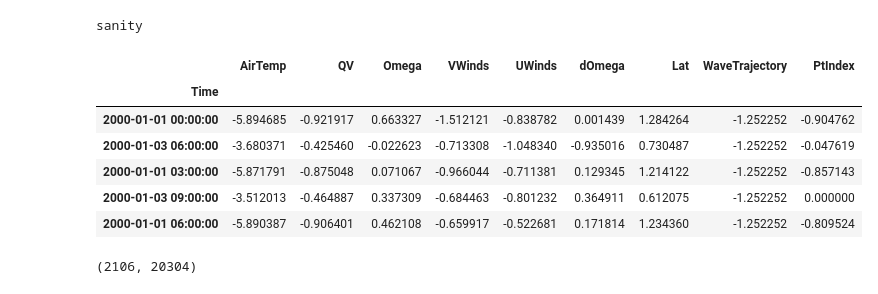
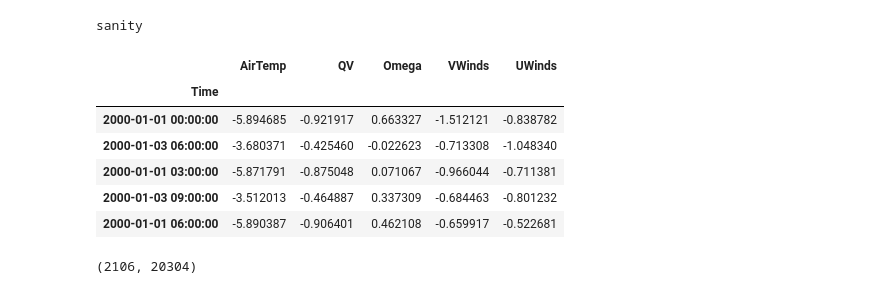
Before and after one commit to DanielRJohnson/EECS738-FP, a Jupyter notebook: evan/NN_C.ipynb, the cells around one changed output. Cells and saved outputs as stored; diff of their text form; code cells hidden in the pictures.

```diff
--- a/evan/NN_C.ipynb
+++ b/evan/NN_C.ipynb
@@ -27,27 +27,29 @@ data_w_extreme = add_extreme(data_850)
 # %%
 # get scaled provided data with deltas and time added
 X = data_850.drop(columns=['LH'])
 X = add_deltas_and_time(X)
 X = scale_data(X)
 
 # do y's need to be scaled, as well?
 
 y = data_850['LH']
 y_extreme = data_w_extreme['Extreme']
 
-selected_features = ["AirTemp", "QV", "Omega", "VWinds", "UWinds",
-                     "dOmega", "Lat","WaveTrajectory", "PtIndex"]
+# selected_features = ["AirTemp", "QV", "Omega", "VWinds", "UWinds",
+#                      "dOmega", "Lat","WaveTrajectory"]
+
+selected_features = ['AirTemp', 'QV', 'Omega', 'VWinds', 'UWinds']
 
 X = X[selected_features]
 X.head()
 # %% [output]
-|  | AirTemp | QV | Omega | VWinds | UWinds | dOmega | Lat | WaveTrajectory | PtIndex |
-| Time |  |  |  |  |  |  |  |  |  |
-| 2000-01-01 00:00:00 | -5.894685 | -0.921917 | 0.663327 | -1.512121 | -0.838782 | 0.001439 | 1.284264 | -1.252252 | -0.904762 |
-| 2000-01-03 06:00:00 | -3.680371 | -0.425460 | -0.022623 | -0.713308 | -1.048340 | -0.935016 | 0.730487 | -1.252252 | -0.047619 |
-| 2000-01-01 03:00:00 | -5.871791 | -0.875048 | 0.071067 | -0.966044 | -0.711381 | 0.129345 | 1.214122 | -1.252252 | -0.857143 |
-| 2000-01-03 09:00:00 | -3.512013 | -0.464887 | 0.337309 | -0.684463 | -0.801232 | 0.364911 | 0.612075 | -1.252252 | 0.000000 |
-| 2000-01-01 06:00:00 | -5.890387 | -0.906401 | 0.462108 | -0.659917 | -0.522681 | 0.171814 | 1.234360 | -1.252252 | -0.809524 |
+|  | AirTemp | QV | Omega | VWinds | UWinds |
+| Time |  |  |  |  |  |
+| 2000-01-01 00:00:00 | -5.894685 | -0.921917 | 0.663327 | -1.512121 | -0.838782 |
+| 2000-01-03 06:00:00 | -3.680371 | -0.425460 | -0.022623 | -0.713308 | -1.048340 |
+| 2000-01-01 03:00:00 | -5.871791 | -0.875048 | 0.071067 | -0.966044 | -0.711381 |
+| 2000-01-03 09:00:00 | -3.512013 | -0.464887 | 0.337309 | -0.684463 | -0.801232 |
+| 2000-01-01 06:00:00 | -5.890387 | -0.906401 | 0.462108 | -0.659917 | -0.522681 |
 # %%
 len(y_extreme[y_extreme == 1]), len(y_extreme)
 # %% [output]
```
Also changed, not shown: parts of 25 cells of this notebook.
